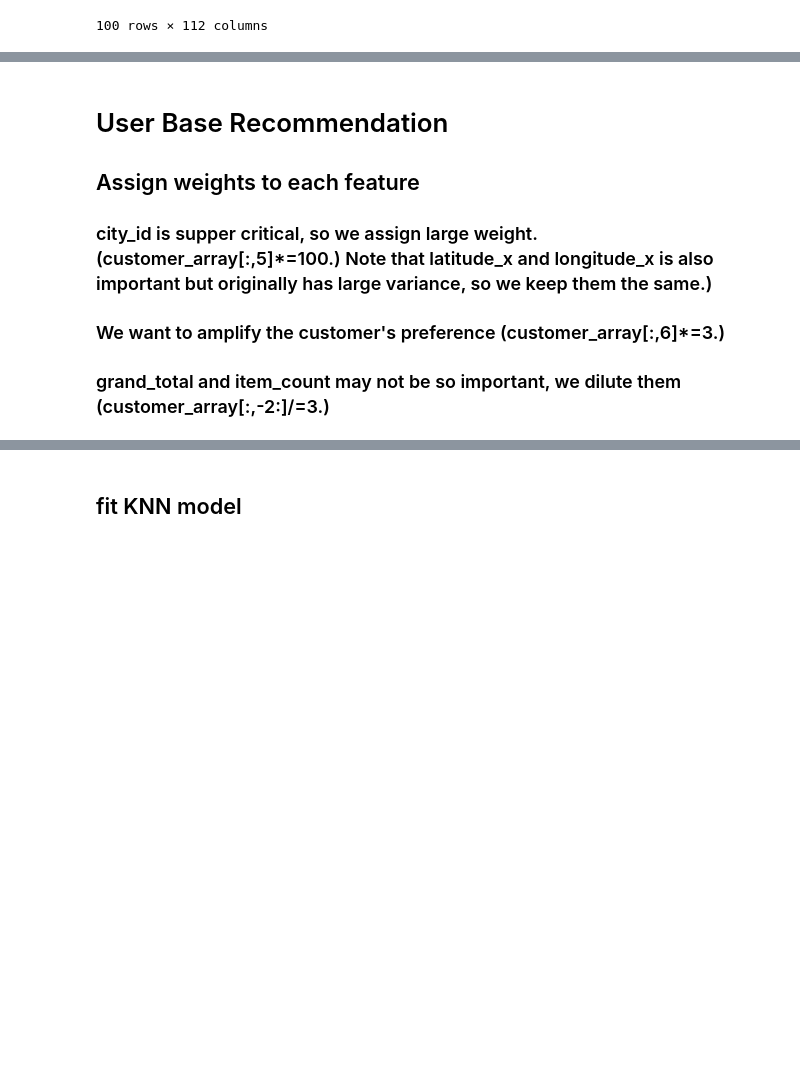
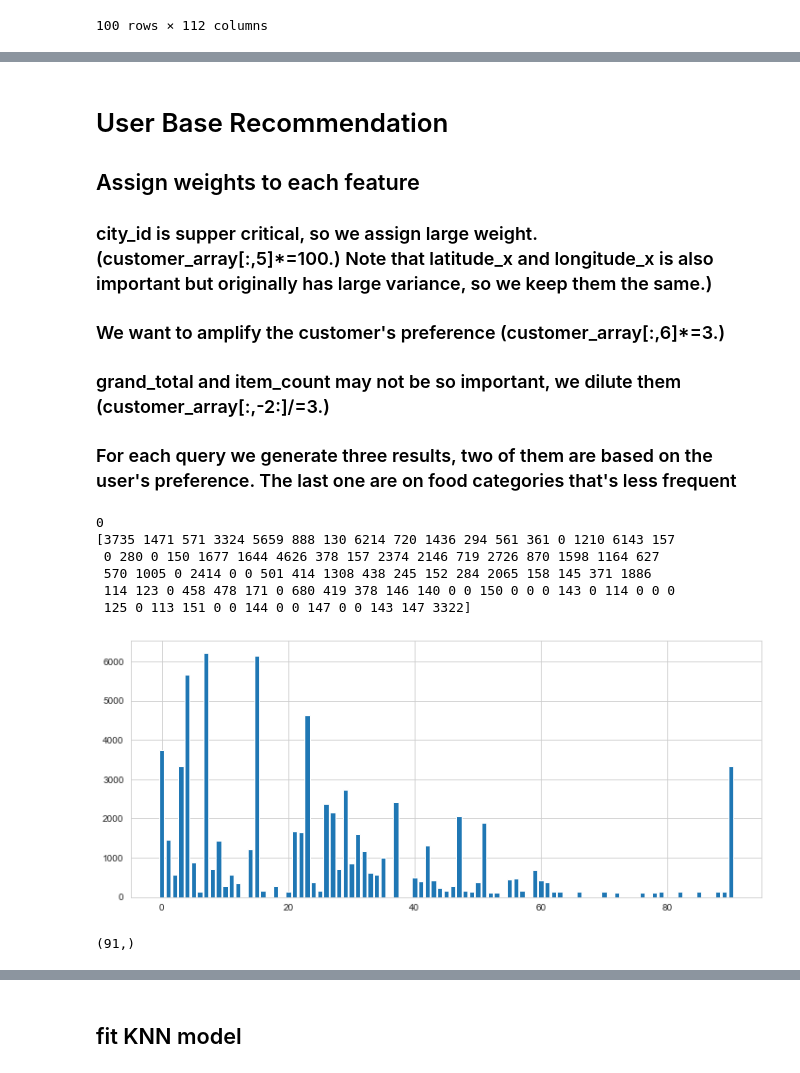
Before and after one commit to YeAnbang/Restaurant_Recommendation_System, a Jupyter notebook: Recommendation.ipynb, the cells around one changed output, grey strips where cells are left out. Cells and saved outputs as stored; diff of their text form; code cells hidden in the pictures; blank space fills up the shorter version.

```diff
--- a/Recommendation.ipynb
+++ b/Recommendation.ipynb
@@ -90,3 +88,5 @@ restaurant
 100 rows × 112 columns
 # %%
 customer_array = customer.to_numpy()[:,2:]
+restaurant_rare = restaurant.copy()
+customer_array
@@ -98,7 +107,34 @@ customer_array = customer.to_numpy()[:,2:]
 ### city_id is supper critical, so we assign large weight. (customer_array[:,5]*=100.) Note that latitude_x and	longitude_x is also important but originally has large variance, so we keep them the same.)
 ### We want to amplify the customer's preference (customer_array[:,6]*=3.)
 ### grand_total and	item_count may not be so important, we dilute them (customer_array[:,-2:]/=3.)
+
+### For each query we generate three results, two of them are based on the user's preference. The last one are on food categories that's less frequent
 # %%
 customer_array[:,-2:]/=3.
 customer_array[:,5]*=100.
-customer_array[:,6]*=3.
+customer_array[:,6:]*=3.
+# %%
+customer_array_rare = customer_array.copy()[:,6:-2]
+rare_ind = np.abs(np.sum(customer_array_rare,0))>20000
+customer_array_rare[:,rare_ind]*=0
+print(np.min(customer_array_rare))
+distribution = np.sum(customer_array_rare,0)
+print(distribution)
+plt.bar([i for i in range(len(distribution))],distribution)
+plt.show()
+print(rare_ind.shape)
+
+
+for i in range(rare_ind.shape[0]):
+    if rare_ind[i]==True:
+        index_names = restaurant_rare[(restaurant_rare['tag_'+str(int(i+1))]>0)].index
+        restaurant_rare.drop(index_names, inplace = True)
+# %% [output]
+0
+[3735 1471 571 3324 5659 888 130 6214 720 1436 294 561 361 0 1210 6143 157
+ 0 280 0 150 1677 1644 4626 378 157 2374 2146 719 2726 870 1598 1164 627
+ 570 1005 0 2414 0 0 501 414 1308 438 245 152 284 2065 158 145 371 1886
+ 114 123 0 458 478 171 0 680 419 378 146 140 0 0 150 0 0 0 143 0 114 0 0 0
+ 125 0 113 151 0 0 144 0 0 147 0 0 143 147 3322]
+[figure, added]
+(91,)
```
Also changed, not shown: parts of 16 cells of this notebook.
